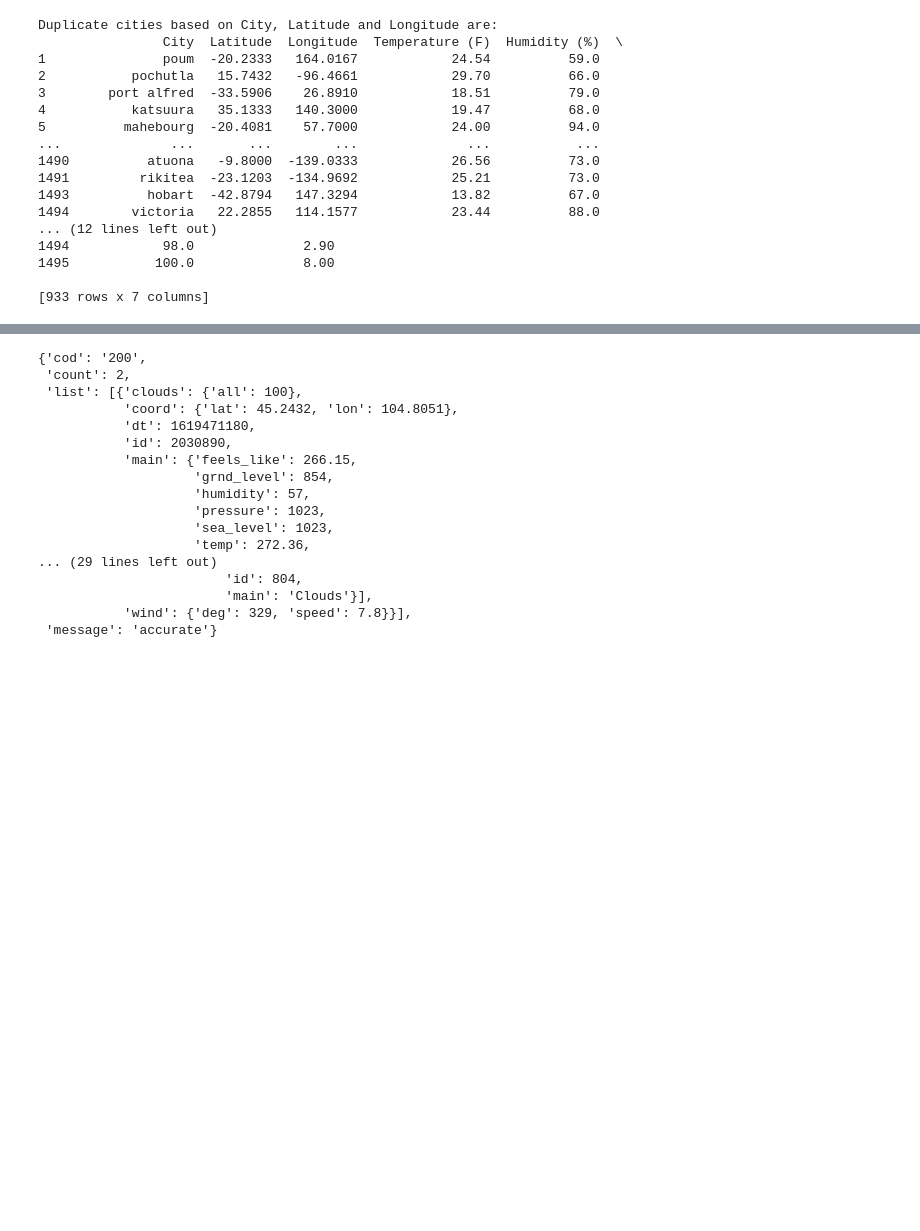
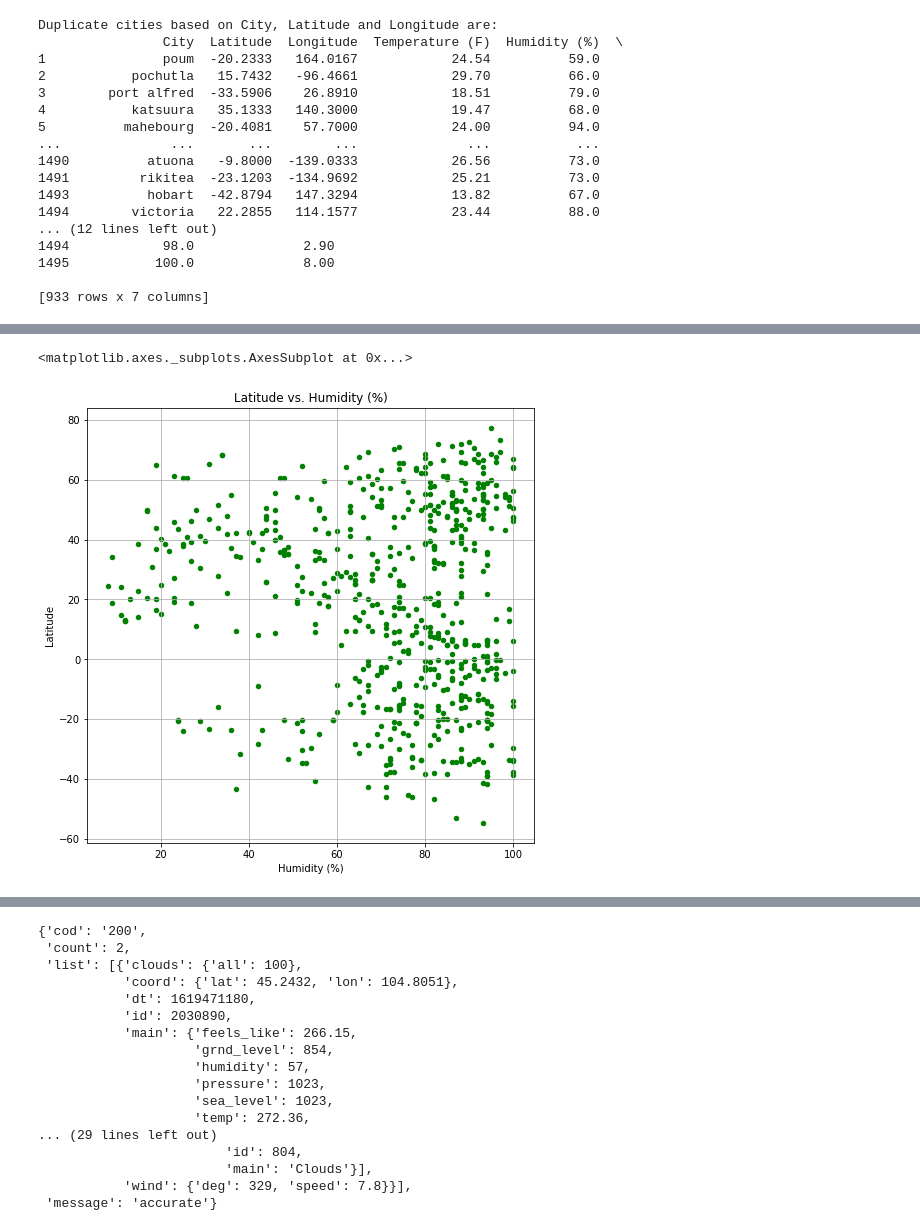
Before and after one commit to yukamara/python-api-challenge, a Jupyter notebook: WeatherPy/WeatherPy.ipynb, the cells around one changed output, grey strips where cells are left out. Cells and saved outputs as stored; diff of their text form; code cells hidden in the pictures; blank space fills up the shorter version.

```diff
--- a/WeatherPy/WeatherPy.ipynb
+++ b/WeatherPy/WeatherPy.ipynb
@@ -258,0 +277,6 @@ The final DataFrame has 626 cities
+# %%
+# 2. Humidity (%) Vs Latitude
+weatherData.plot.scatter(x='Humidity (%)', y='Latitude', grid=True, color='g', figsize=(8,8), title='Latitude vs. Humidity (%)')
+# %% [output]
+<matplotlib.axes._subplots.AxesSubplot at 0x...>
+[figure, added]
```
Also changed, not shown: parts of 8 cells of this notebook, 1 other file.
